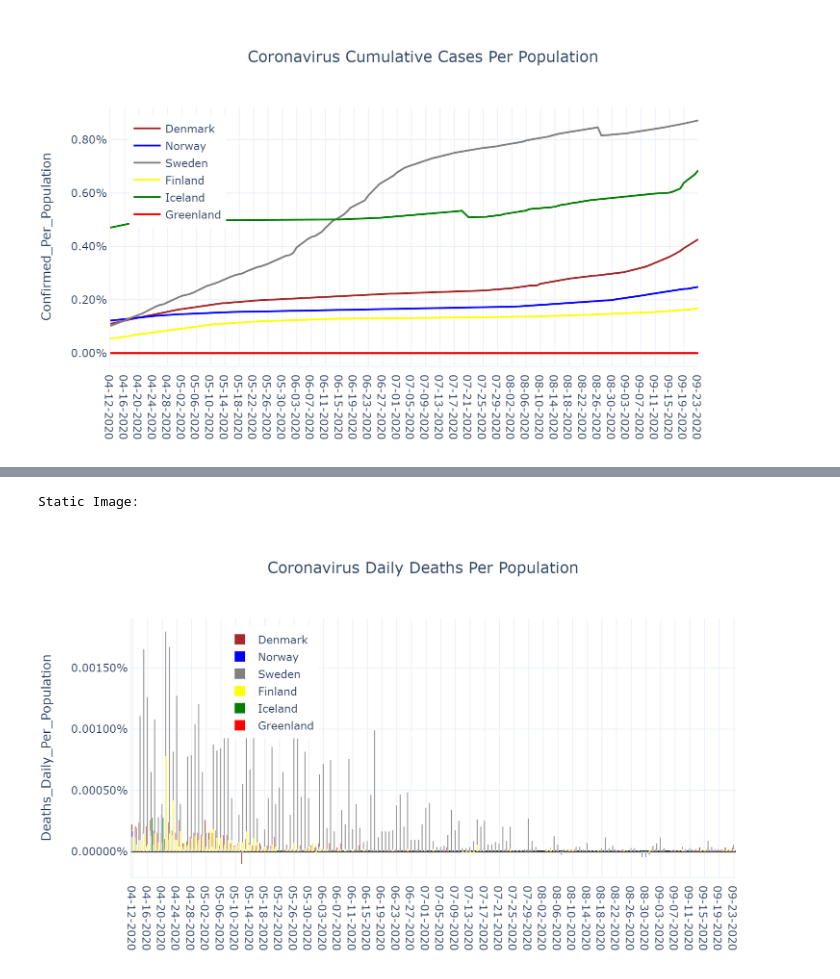
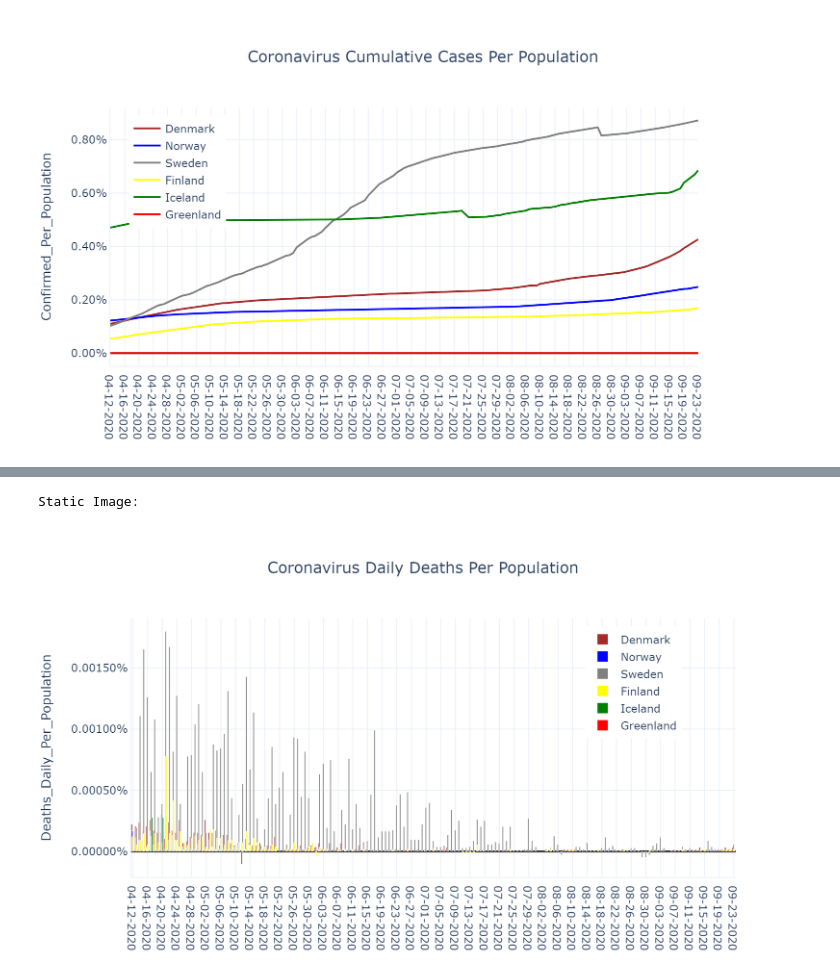
Before and after one commit to Renaissanc3Man/Coronavirus, a Jupyter notebook: Coronavirus-Copy3.ipynb, the cells around one changed output, grey strips where cells are left out. Cells and saved outputs as stored; diff of their text form; code cells hidden in the pictures.

```diff
--- a/Coronavirus-Copy3.ipynb
+++ b/Coronavirus-Copy3.ipynb
@@ -223,30 +224,30 @@ Static Image:
 # %%
 data = []
 for mycountry in countries_list:
     data.append(go.Bar(x=country_df[country_df['Country_Region']==mycountry]['Date'],
                                y=country_df[country_df['Country_Region']==mycountry]['Deaths_Daily_Per_Population'],
                                name = rename_dict[mycountry],
                                marker = {'color':colors_dict[mycountry]},width = 0.35))
 layout = go.Layout(showlegend = True,
-                legend= dict(x=0.15,y=0.97),
+                legend= dict(x=0.75,y=0.97),
                 title='Coronavirus Daily Deaths Per Population',
                 title_x= 0.5,
                 yaxis={'title':'Deaths_Daily_Per_Population',
                        'tickformat':'.5%',
                        #'range': [0.0,0.000085],
                       'zeroline':True,'zerolinecolor':'#000000','zerolinewidth':2.0},
                 template='plotly_white')
 fig = go.Figure(data=data,layout=layout)
 
 iplot(fig)
 myfilename = r'C:\__YOUTUBE__\__POLITICS__\Coronavirus\outputdata\5-CV_Daily_Deaths_Per_Population.png'
 fig.write_image(myfilename,width = 852,height = 480, scale = 2.0)
 print('Static Image:')
 Image(filename=myfilename)
 # %% [output]
 [interactive output not drawn]
 Static Image:
-[figure, old version]
+[figure, new version]
 # %%
 fig = make_subplots(specs=[[{'secondary_y':True}]])
 for mycountry in countries_list:
```
Also changed, not shown: parts of 6 cells of this notebook.
